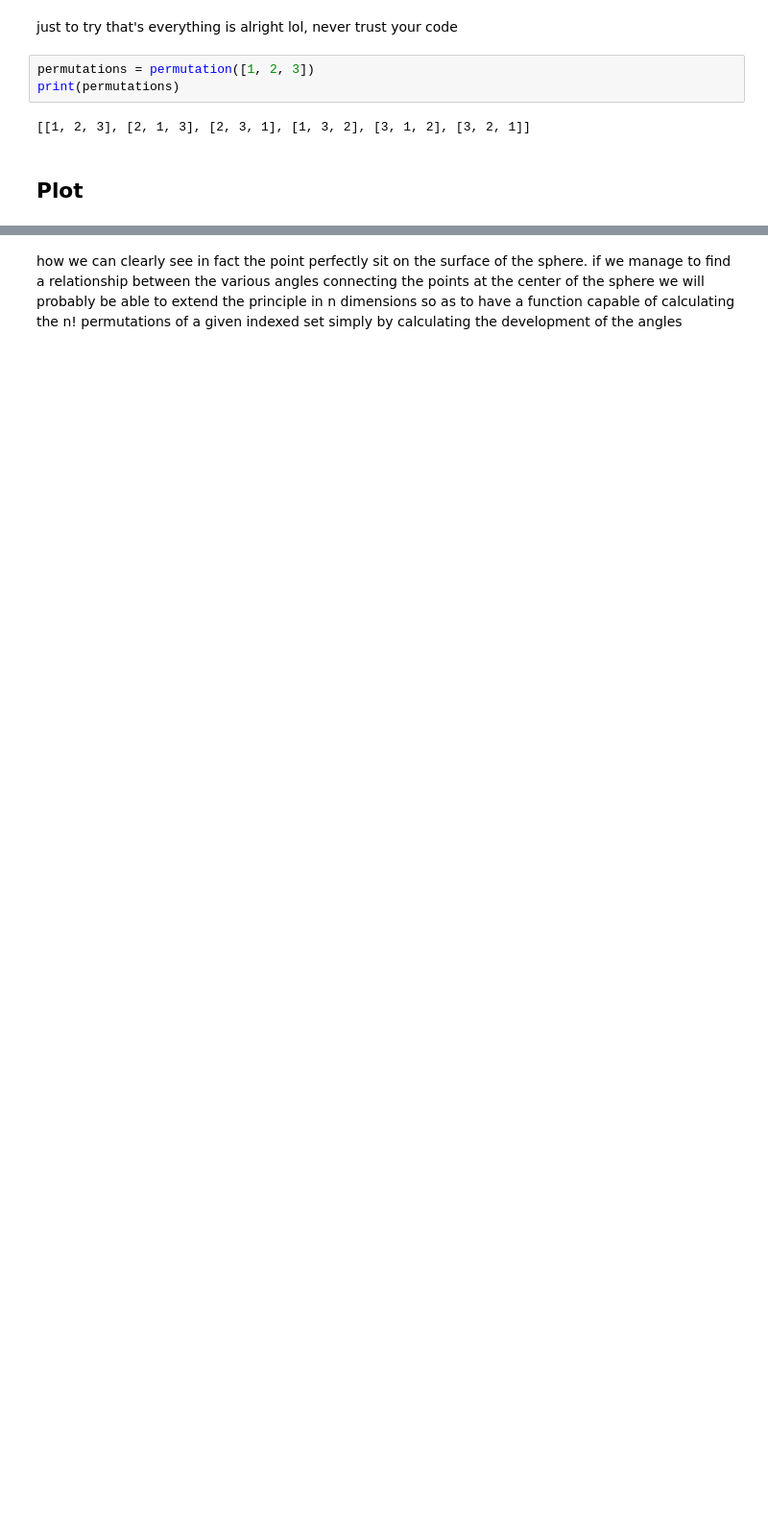
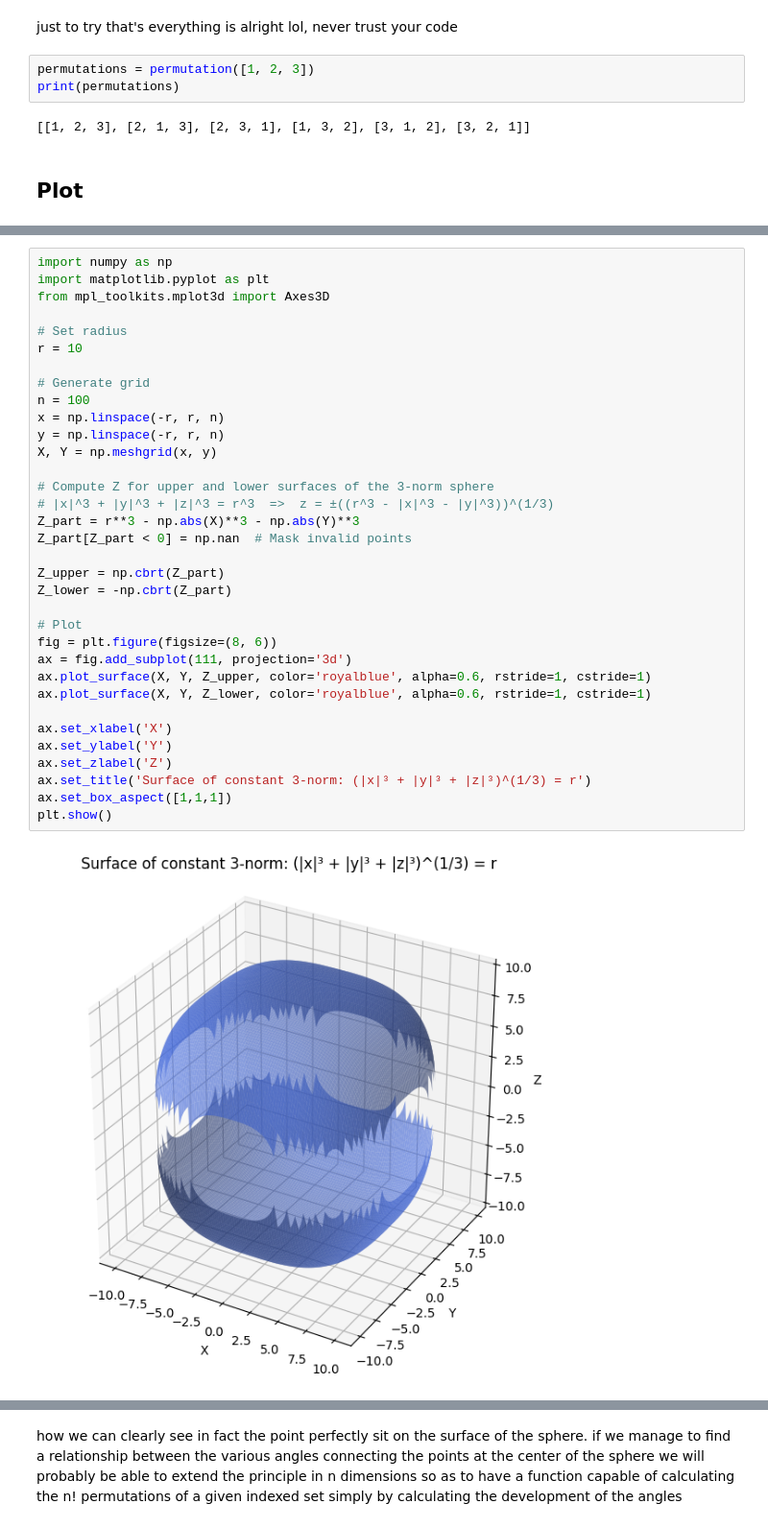
Before and after one commit to frekkoz3/Permutations, a Jupyter notebook: Permutations.ipynb, the cells around one changed output, grey strips where cells are left out. Shown at 96% size. Cells and saved outputs as stored; diff of their text form; blank space fills up the shorter version.

```diff
--- a/Permutations.ipynb
+++ b/Permutations.ipynb
@@ -123,0 +125,36 @@ plt.show()
+# %%
+import numpy as np
+import matplotlib.pyplot as plt
+from mpl_toolkits.mplot3d import Axes3D
+
+# Set radius
+r = 10
+
+# Generate grid
+n = 100
+x = np.linspace(-r, r, n)
+y = np.linspace(-r, r, n)
+X, Y = np.meshgrid(x, y)
+
+# Compute Z for upper and lower surfaces of the 3-norm sphere
+# |x|^3 + |y|^3 + |z|^3 = r^3  =>  z = ±((r^3 - |x|^3 - |y|^3))^(1/3)
+Z_part = r**3 - np.abs(X)**3 - np.abs(Y)**3
+Z_part[Z_part < 0] = np.nan  # Mask invalid points
+
+Z_upper = np.cbrt(Z_part)
+Z_lower = -np.cbrt(Z_part)
+
+# Plot
+fig = plt.figure(figsize=(8, 6))
+ax = fig.add_subplot(111, projection='3d')
+ax.plot_surface(X, Y, Z_upper, color='royalblue', alpha=0.6, rstride=1, cstride=1)
+ax.plot_surface(X, Y, Z_lower, color='royalblue', alpha=0.6, rstride=1, cstride=1)
+
+ax.set_xlabel('X')
+ax.set_ylabel('Y')
+ax.set_zlabel('Z')
+ax.set_title('Surface of constant 3-norm: (|x|³ + |y|³ + |z|³)^(1/3) = r')
+ax.set_box_aspect([1,1,1])
+plt.show()
+# %% [output]
+[figure, added]
```
Also changed, not shown: parts of 3 cells of this notebook, 1 other file.
